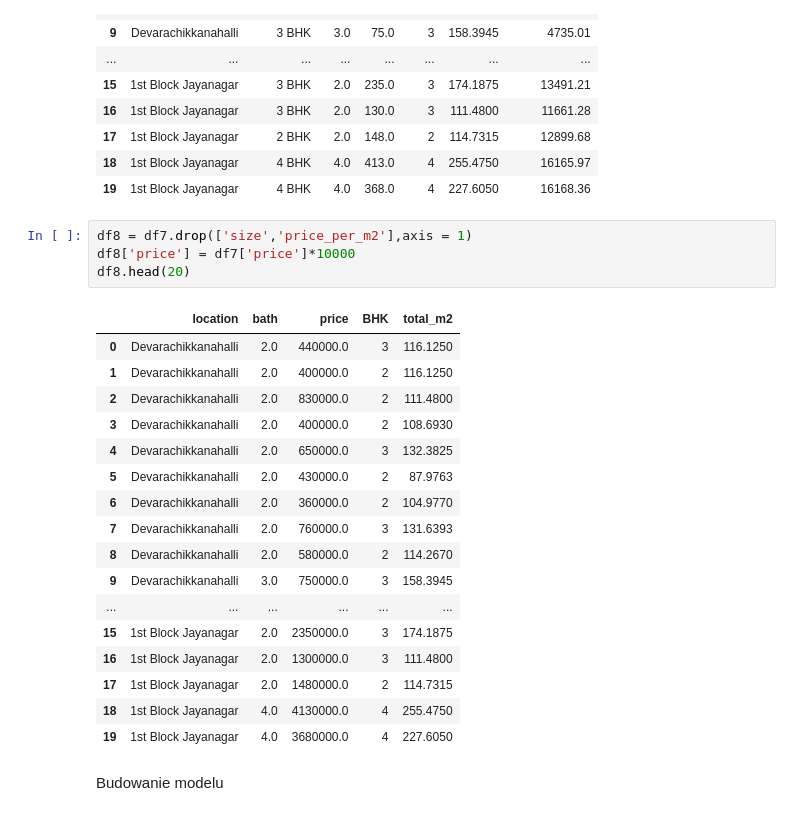
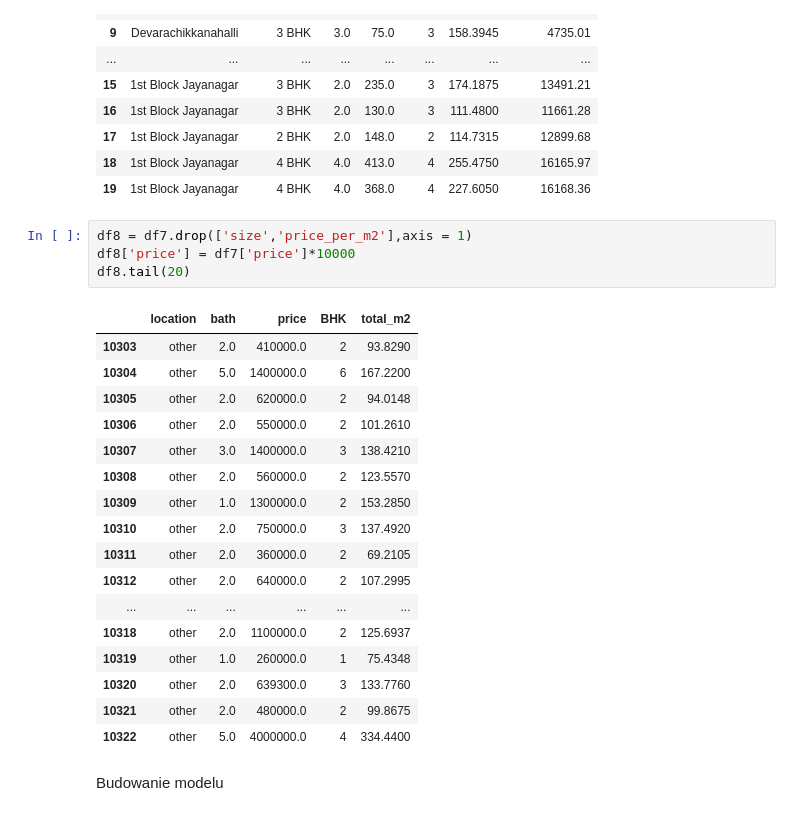
Before and after one commit to papito111/PYTHON_KURSY, a Jupyter notebook: python/Jupyter_nauka/Projekty/5_Projekt_ML_House_prediction/House_pred.ipynb, the cells around one changed output. Drawn from its saved outputs; the diff is of its cells as text.

```diff
--- a/python/Jupyter_nauka/Projekty/5_Projekt_ML_House_prediction/House_pred.ipynb
+++ b/python/Jupyter_nauka/Projekty/5_Projekt_ML_House_prediction/House_pred.ipynb
@@ -287,25 +287,25 @@ df7.head(20)
 # %%
 df8 = df7.drop(['size','price_per_m2'],axis = 1)
 df8['price'] = df7['price']*10000
-df8.head(20)
+df8.tail(20)
 # %% [output]
 |  | location | bath | price | BHK | total_m2 |
-| 0 | Devarachikkanahalli | 2.0 | 440000.0 | 3 | 116.1250 |
-| 1 | Devarachikkanahalli | 2.0 | 400000.0 | 2 | 116.1250 |
-| 2 | Devarachikkanahalli | 2.0 | 830000.0 | 2 | 111.4800 |
-| 3 | Devarachikkanahalli | 2.0 | 400000.0 | 2 | 108.6930 |
-| 4 | Devarachikkanahalli | 2.0 | 650000.0 | 3 | 132.3825 |
-| 5 | Devarachikkanahalli | 2.0 | 430000.0 | 2 | 87.9763 |
-| 6 | Devarachikkanahalli | 2.0 | 360000.0 | 2 | 104.9770 |
-| 7 | Devarachikkanahalli | 2.0 | 760000.0 | 3 | 131.6393 |
-| 8 | Devarachikkanahalli | 2.0 | 580000.0 | 2 | 114.2670 |
-| 9 | Devarachikkanahalli | 3.0 | 750000.0 | 3 | 158.3945 |
+| 10303 | other | 2.0 | 410000.0 | 2 | 93.8290 |
+| 10304 | other | 5.0 | 1400000.0 | 6 | 167.2200 |
+| 10305 | other | 2.0 | 620000.0 | 2 | 94.0148 |
+| 10306 | other | 2.0 | 550000.0 | 2 | 101.2610 |
+| 10307 | other | 3.0 | 1400000.0 | 3 | 138.4210 |
+| 10308 | other | 2.0 | 560000.0 | 2 | 123.5570 |
+| 10309 | other | 1.0 | 1300000.0 | 2 | 153.2850 |
+| 10310 | other | 2.0 | 750000.0 | 3 | 137.4920 |
+| 10311 | other | 2.0 | 360000.0 | 2 | 69.2105 |
+| 10312 | other | 2.0 | 640000.0 | 2 | 107.2995 |
 | ... | ... | ... | ... | ... | ... |
-| 15 | 1st Block Jayanagar | 2.0 | 2350000.0 | 3 | 174.1875 |
-| 16 | 1st Block Jayanagar | 2.0 | 1300000.0 | 3 | 111.4800 |
-| 17 | 1st Block Jayanagar | 2.0 | 1480000.0 | 2 | 114.7315 |
-| 18 | 1st Block Jayanagar | 4.0 | 4130000.0 | 4 | 255.4750 |
-| 19 | 1st Block Jayanagar | 4.0 | 3680000.0 | 4 | 227.6050 |
+| 10318 | other | 2.0 | 1100000.0 | 2 | 125.6937 |
+| 10319 | other | 1.0 | 260000.0 | 1 | 75.4348 |
+| 10320 | other | 2.0 | 639300.0 | 3 | 133.7760 |
+| 10321 | other | 2.0 | 480000.0 | 2 | 99.8675 |
+| 10322 | other | 5.0 | 4000000.0 | 4 | 334.4400 |
 # %% [markdown]
 Budowanie modelu
 # %%
```
Also changed, not shown: parts of 15 cells of this notebook, 2 other files.
